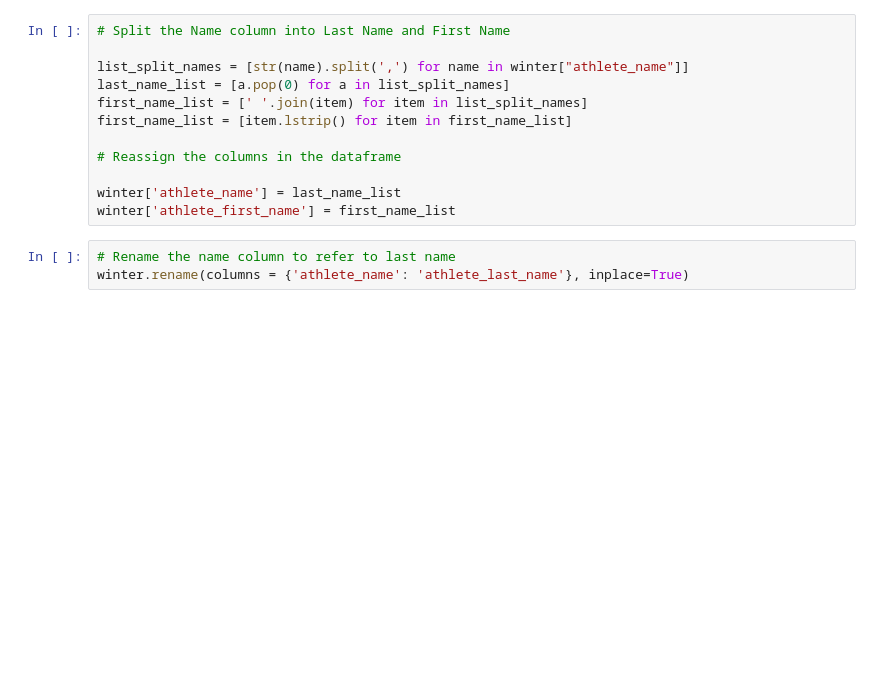
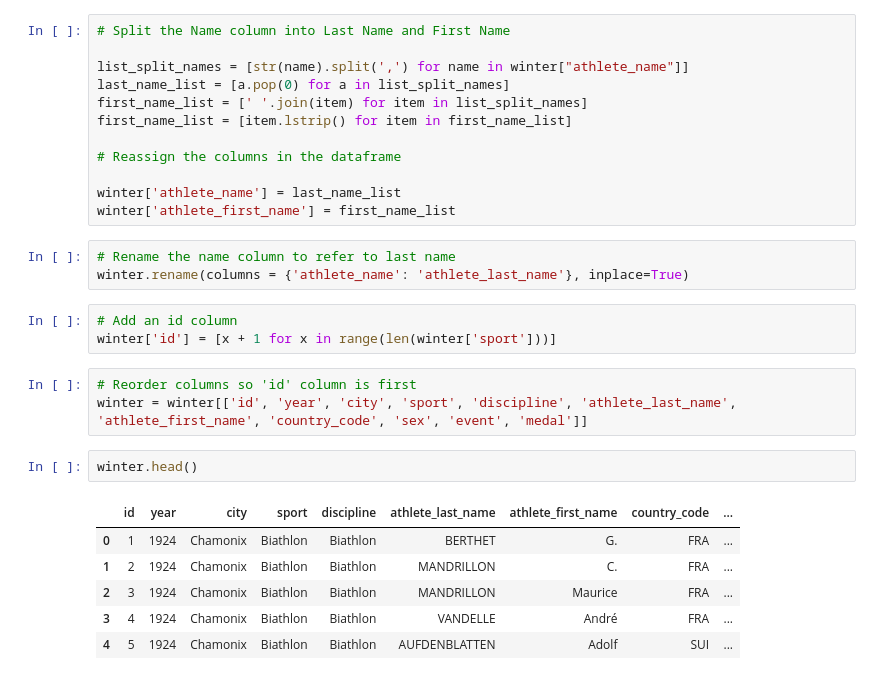
Before and after one commit to dpkeyes/Olympics-Soccer-Country-Analysis-ETLProject, a Jupyter notebook: olympic_data.ipynb, the cells around one changed output. Saved outputs shown, nothing was run; the diff lists cells and outputs as text; blank space fills up the shorter version.

```diff
--- a/olympic_data.ipynb
+++ b/olympic_data.ipynb
@@ -197,3 +213,18 @@ winter['athlete_first_name'] = first_name_list
 # %%
 # Rename the name column to refer to last name
 winter.rename(columns = {'athlete_name': 'athlete_last_name'}, inplace=True)
+# %%
+# Add an id column
+winter['id'] = [x + 1 for x in range(len(winter['sport']))]
+# %%
+# Reorder columns so 'id' column is first
+winter = winter[['id', 'year', 'city', 'sport', 'discipline', 'athlete_last_name', 'athlete_first_name', 'country_code', 'sex', 'event', 'medal']]
+# %%
+winter.head()
+# %% [output]
+|  | id | year | city | sport | discipline | athlete_last_name | athlete_first_name | country_code | ... |
+| 0 | 1 | 1924 | Chamonix | Biathlon | Biathlon | BERTHET | G. | FRA | ... |
+| 1 | 2 | 1924 | Chamonix | Biathlon | Biathlon | MANDRILLON | C. | FRA | ... |
+| 2 | 3 | 1924 | Chamonix | Biathlon | Biathlon | MANDRILLON | Maurice | FRA | ... |
+| 3 | 4 | 1924 | Chamonix | Biathlon | Biathlon | VANDELLE | André | FRA | ... |
+| 4 | 5 | 1924 | Chamonix | Biathlon | Biathlon | AUFDENBLATTEN | Adolf | SUI | ... |
```
Also changed, not shown: parts of 4 cells of this notebook.
